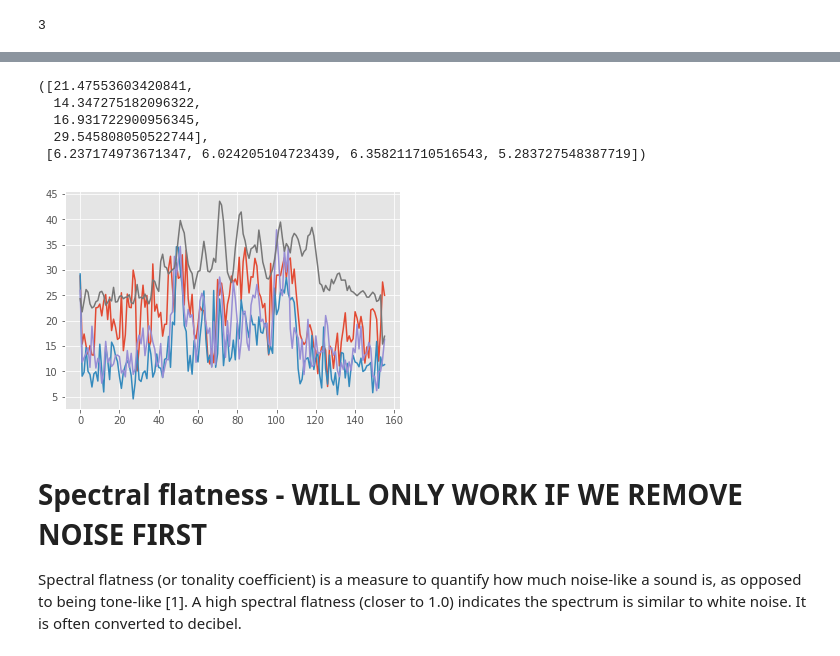
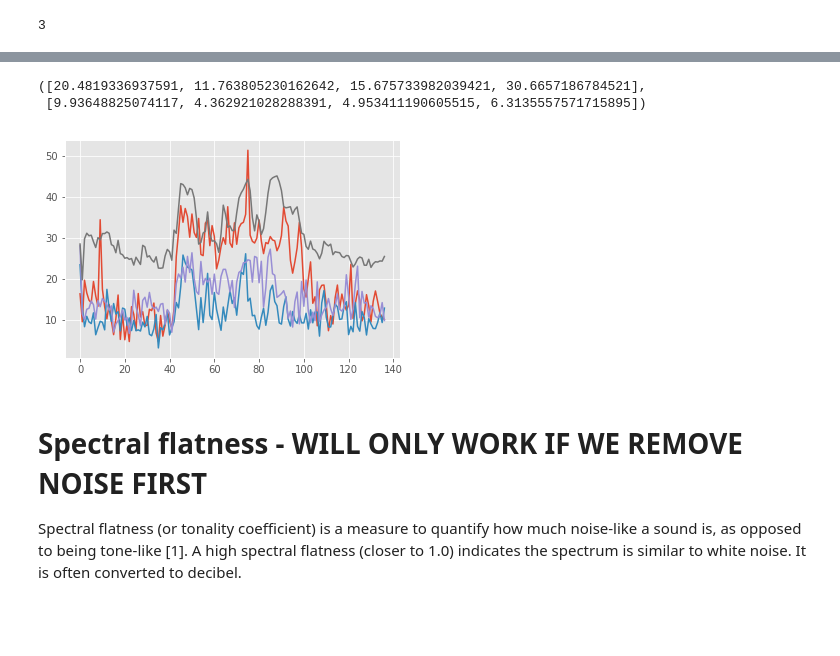
Before and after one commit to Chrisjw42/listenr-ml, a Jupyter notebook: 2. Data preprocessing.ipynb, the cells around one changed output, grey strips where cells are left out. Saved outputs shown, nothing was run; the diff lists cells and outputs as text; code cells hidden in the pictures; blank space fills up the shorter version.

```diff
--- a/2. Data preprocessing.ipynb
+++ b/2. Data preprocessing.ipynb
@@ -207,3 +49,5 @@ KeyboardInterrupt:
+# %%
+y, sr = librosa.load(metadata["filepath"].iloc[0])
 # %%
 len(librosa.feature.spectral_flatness(y))
 # %% [output]
@@ -259,15 +79,12 @@ def get_spec_contrast_features(y, sr):
     return means, stds
 # %%
 
-y, sr = librosa.load(filenames.iloc[3])
+y, sr = librosa.load(metadata["filepath"].iloc[3])
 get_spec_contrast_features(y, sr)
 # %% [output]
-([21.47553603420841,
-  14.347275182096322,
-  16.931722900956345,
-  29.545808050522744],
- [6.237174973671347, 6.024205104723439, 6.358211710516543, 5.283727548387719])
+([20.4819336937591, 11.763805230162642, 15.675733982039421, 30.6657186784521],
+ [9.93648825074117, 4.362921028288391, 4.953411190605515, 6.3135557571715895])
-[figure, old version]
+[figure, new version]
 # %% [markdown]
 # Spectral flatness - WILL ONLY WORK IF WE REMOVE NOISE FIRST
 Spectral flatness (or tonality coefficient) is a measure to quantify how much noise-like a sound is, as opposed to being tone-like [1]. A high spectral flatness (closer to 1.0) indicates the spectrum is similar to white noise. It is often converted to decibel.
```
Also changed, not shown: parts of 51 cells of this notebook.
